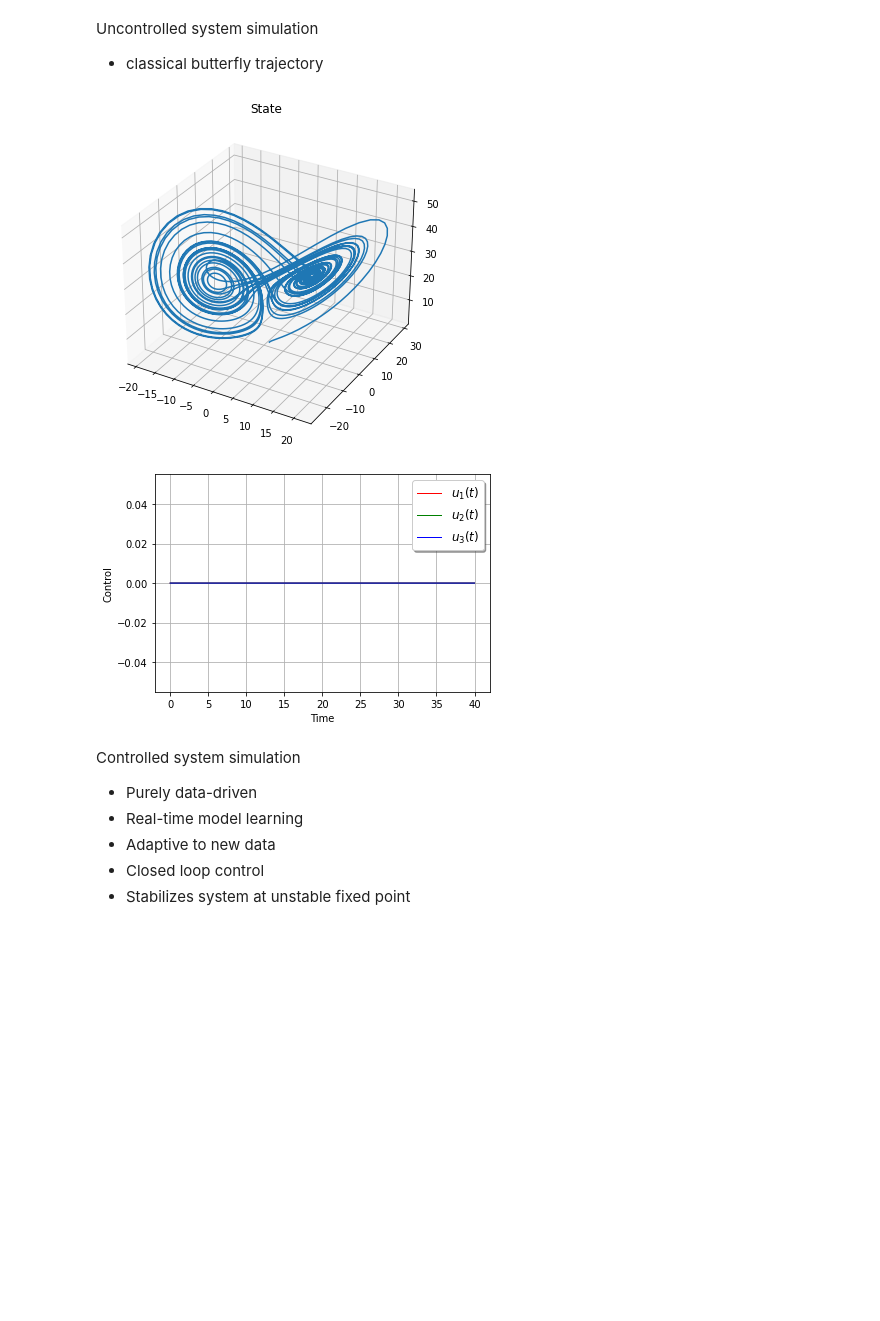
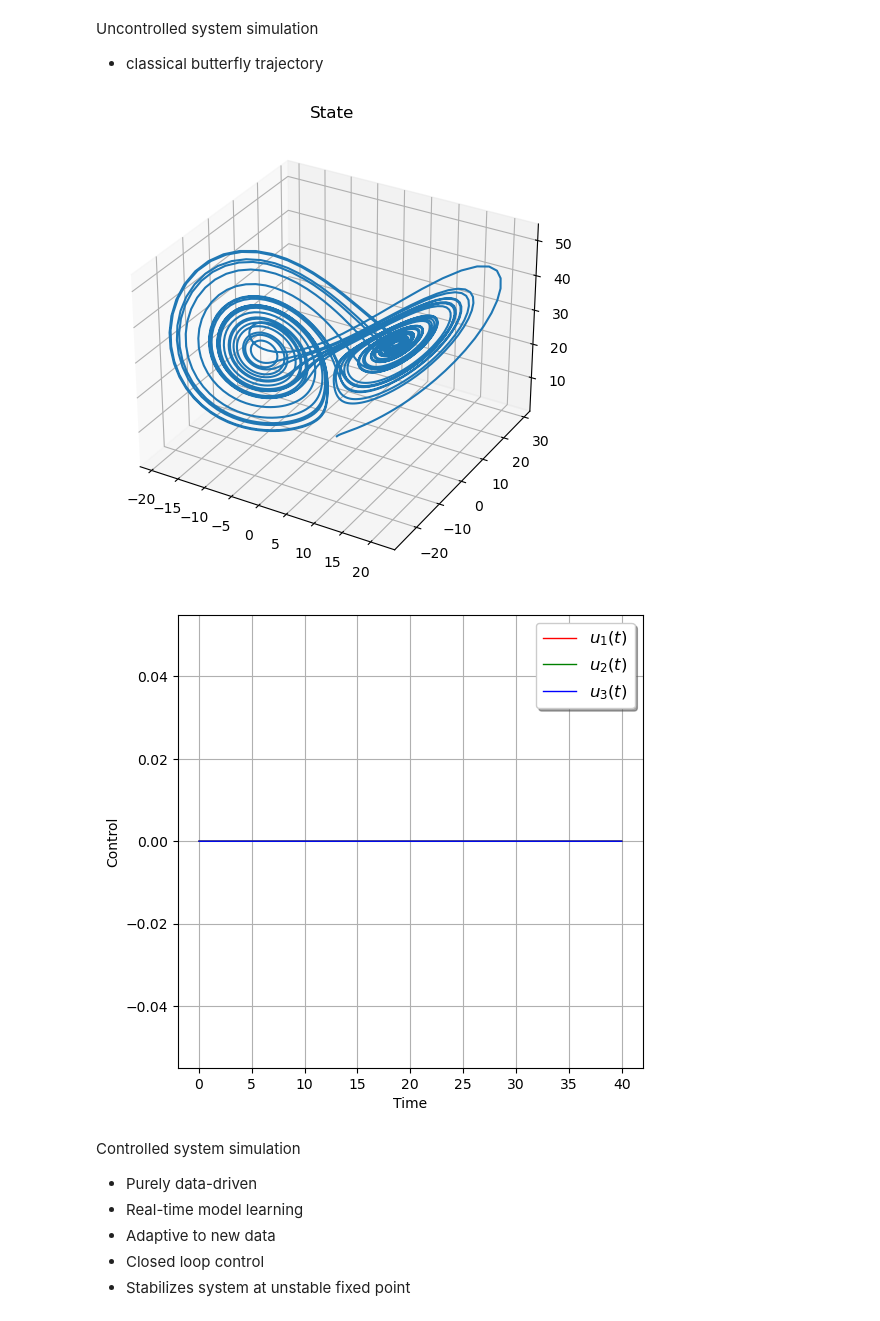
Before and after one commit to haozhg/oml, a Jupyter notebook: demo/demo_lorenz.ipynb, the cells around one changed output. Saved outputs shown, nothing was run; the diff lists cells and outputs as text; code cells hidden in the pictures; blank space fills up the shorter version.

Commit message:
update pynb and add images

```diff
--- a/demo/demo_lorenz.ipynb
+++ b/demo/demo_lorenz.ipynb
@@ -95,37 +95,38 @@ u[:, 0] = u0
 for t in range(1, T):
     # forward the system for one step
     x[:, t] = x[:, t - 1] + dt * dyn(x[:, t - 1], u[:, t - 1])
     u[:, t] = 0
 
 
 def plot_state(x):
+    plt.rcParams['figure.dpi'] = 100
     fig = plt.figure(figsize=(6, 6))
     ax = fig.gca(projection="3d")
     ax.plot(x[0, :], x[1, :], x[2, :])
     plt.title("State")
     plt.draw()
     # plt.grid()
     plt.show()
 
 
 def plot_control(u):
-    plt.figure(figsize=(6, 4))
+    plt.rcParams['figure.dpi'] = 100
+    plt.figure(figsize=(6, 6))
     plt.plot(tspan[1:], u[0, :], "r-", linewidth=1.0, label="$u_1(t)$")
     plt.plot(tspan[1:], u[1, :], "g-", linewidth=1.0, label="$u_2(t)$")
     plt.plot(tspan[1:], u[2, :], "b-", linewidth=1.0, label="$u_3(t)$")
     plt.legend(loc="best", fontsize=12, shadow=True)
     plt.xlabel("Time")
     plt.ylabel("Control")
     plt.grid()
     plt.show()
 
-
 # plot state and control
 plot_state(x)
 plot_control(u)
 # %% [output]
-[figure, old version]
+[figure, new version]
-[figure, old version]
+[figure, new version]
 # %% [markdown]
 Controlled system simulation
 - Purely data-driven
```
Also changed, not shown: 7 other files.
